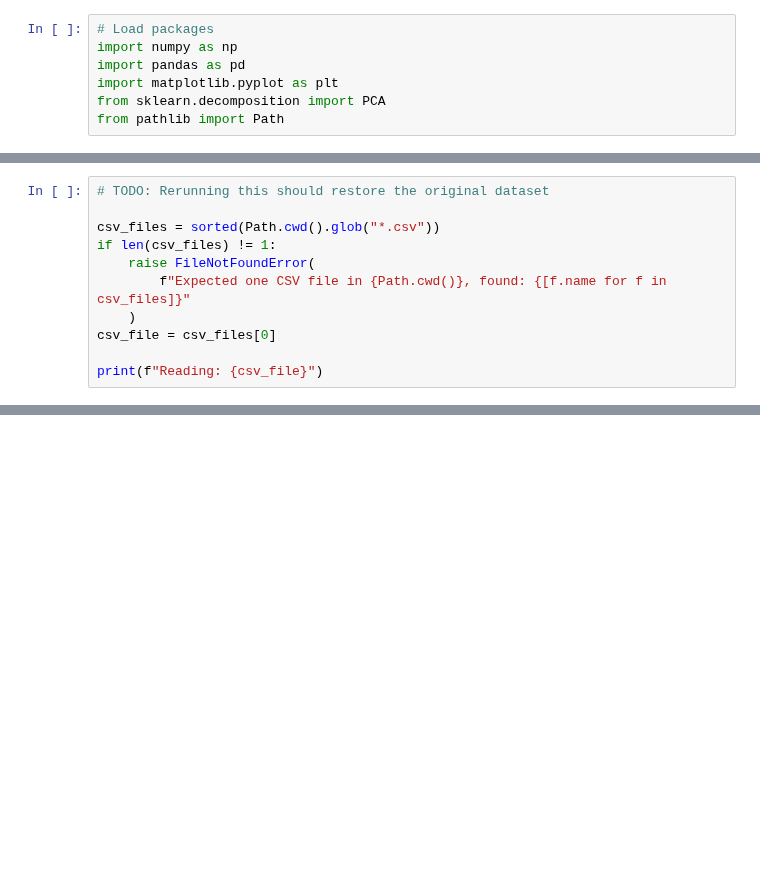
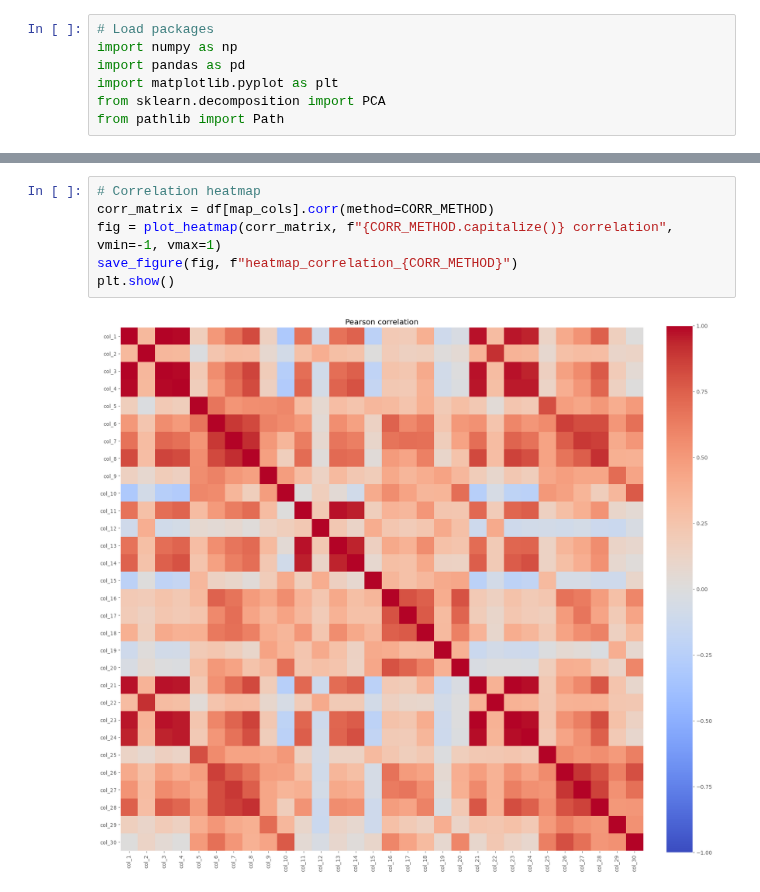
Before and after one commit to Telmo-Claro/ds_toolkit, a Jupyter notebook: main.ipynb, the cells around one changed output, grey strips where cells are left out. Drawn from its saved outputs; the diff is of its cells as text; blank space fills up the shorter version.

```diff
--- a/main.ipynb
+++ b/main.ipynb
@@ -21,11 +16,0 @@ Please have only one csv file in the folder.
-# %%
-# TODO: Rerunning this should restore the original dataset
-
-csv_files = sorted(Path.cwd().glob("*.csv"))
-if len(csv_files) != 1:
-    raise FileNotFoundError(
-        f"Expected one CSV file in {Path.cwd()}, found: {[f.name for f in csv_files]}"
-    )
-csv_file = csv_files[0]
-
-print(f"Reading: {csv_file}")
@@ -167,0 +612,8 @@ if y is not None:
+# %%
+# Correlation heatmap
+corr_matrix = df[map_cols].corr(method=CORR_METHOD)
+fig = plot_heatmap(corr_matrix, f"{CORR_METHOD.capitalize()} correlation", vmin=-1, vmax=1)
+save_figure(fig, f"heatmap_correlation_{CORR_METHOD}")
+plt.show()
+# %% [output]
+[figure, added]
```
Also changed, not shown: parts of 84 cells of this notebook.
